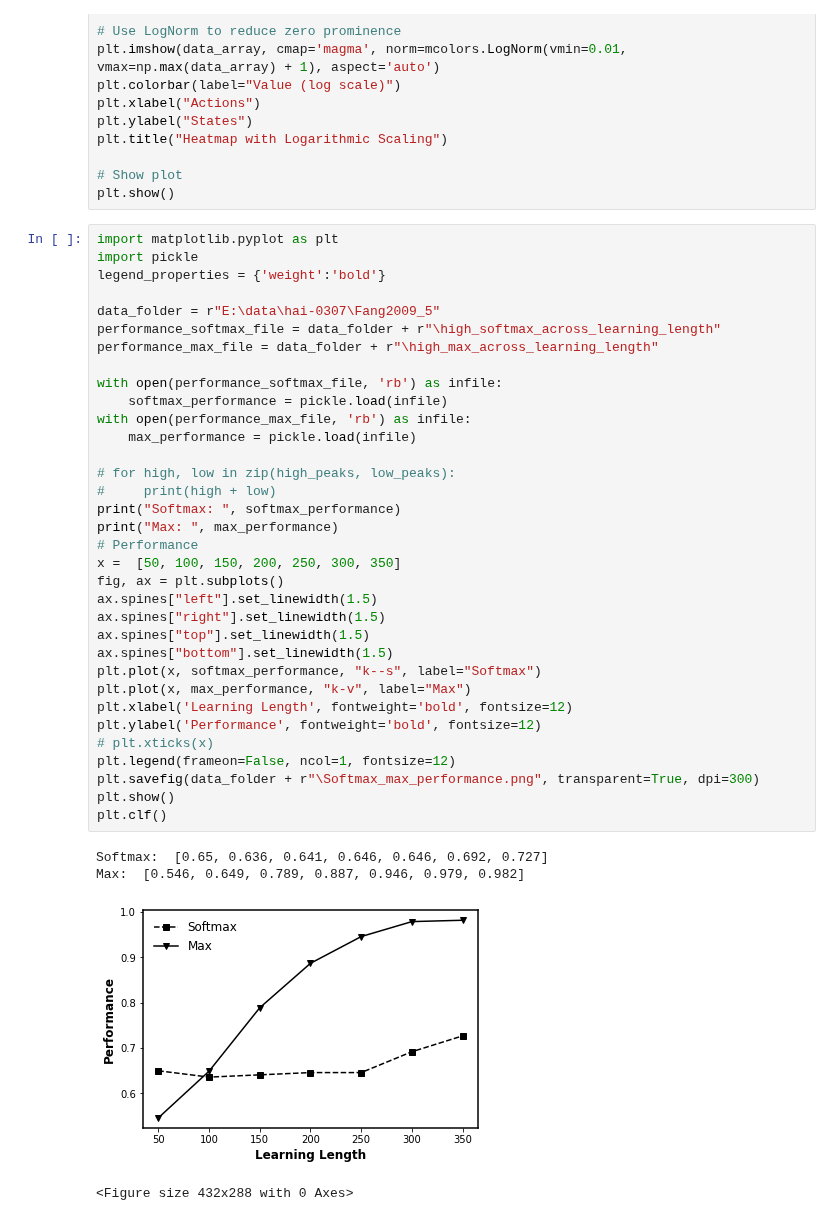
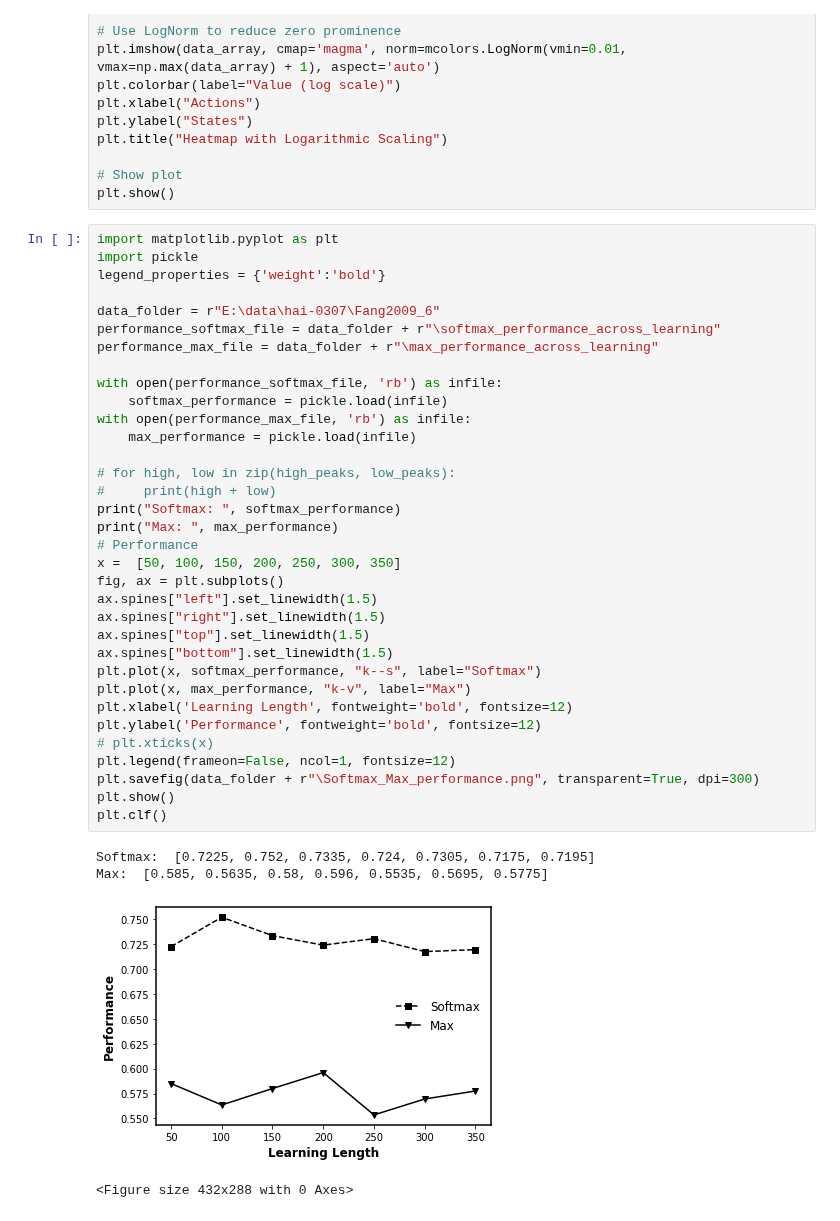
Before and after one commit to GrandJune/HAI, a Jupyter notebook: Fang2009/Results.ipynb, the cells around one changed output. Cells and saved outputs as stored; diff of their text form.

Commit message:
Initialize: Figure 1-performance across learning length
Figure 2-Informed across distance from low peaks

```diff
--- a/Fang2009/Results.ipynb
+++ b/Fang2009/Results.ipynb
@@ -47,39 +47,39 @@ plt.show()
 import matplotlib.pyplot as plt
 import pickle
 legend_properties = {'weight':'bold'}
 
-data_folder = r"E:\data\hai-0307\Fang2009_5"
-performance_softmax_file = data_folder + r"\high_softmax_across_learning_length"
-performance_max_file = data_folder + r"\high_max_across_learning_length"
+data_folder = r"E:\data\hai-0307\Fang2009_6"
+performance_softmax_file = data_folder + r"\softmax_performance_across_learning"
+performance_max_file = data_folder + r"\max_performance_across_learning"
 
 with open(performance_softmax_file, 'rb') as infile:
     softmax_performance = pickle.load(infile)
 with open(performance_max_file, 'rb') as infile:
     max_performance = pickle.load(infile)
 
 # for high, low in zip(high_peaks, low_peaks):
 #     print(high + low)
 print("Softmax: ", softmax_performance)
 print("Max: ", max_performance)
 # Performance
 x =  [50, 100, 150, 200, 250, 300, 350]
 fig, ax = plt.subplots()
 ax.spines["left"].set_linewidth(1.5)
 ax.spines["right"].set_linewidth(1.5)
 ax.spines["top"].set_linewidth(1.5)
 ax.spines["bottom"].set_linewidth(1.5)
 plt.plot(x, softmax_performance, "k--s", label="Softmax")
 plt.plot(x, max_performance, "k-v", label="Max")
 plt.xlabel('Learning Length', fontweight='bold', fontsize=12)
 plt.ylabel('Performance', fontweight='bold', fontsize=12)
 # plt.xticks(x)
 plt.legend(frameon=False, ncol=1, fontsize=12)
-plt.savefig(data_folder + r"\Softmax_max_performance.png", transparent=True, dpi=300)
+plt.savefig(data_folder + r"\Softmax_Max_performance.png", transparent=True, dpi=300)
 plt.show()
 plt.clf()
 # %% [output]
-Softmax:  [0.65, 0.636, 0.641, 0.646, 0.646, 0.692, 0.727]
-Max:  [0.546, 0.649, 0.789, 0.887, 0.946, 0.979, 0.982]
+Softmax:  [0.7225, 0.752, 0.7335, 0.724, 0.7305, 0.7175, 0.7195]
+Max:  [0.585, 0.5635, 0.58, 0.596, 0.5535, 0.5695, 0.5775]
-[figure, old version]
+[figure, new version]
 <Figure size 432x288 with 0 Axes>
 # %%
```
Also changed, not shown: parts of 1 cell of this notebook, 1 other file.
